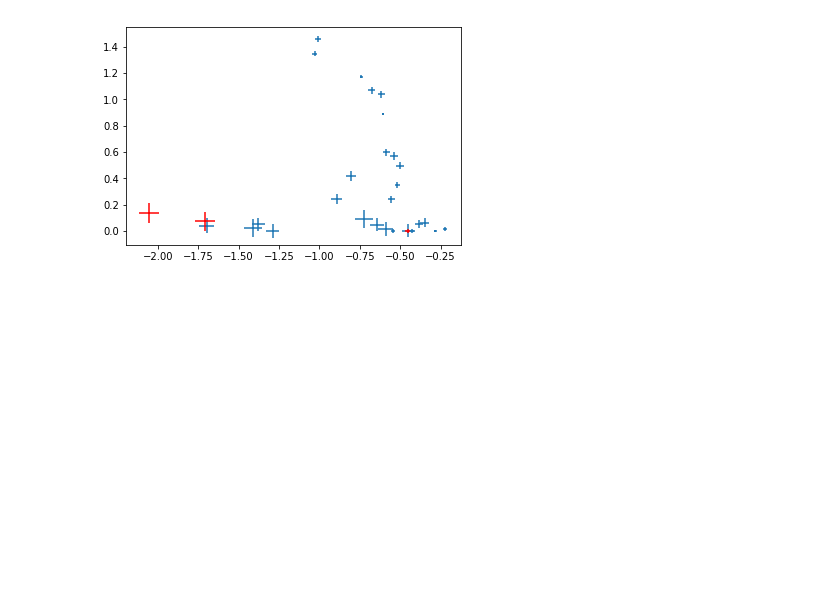
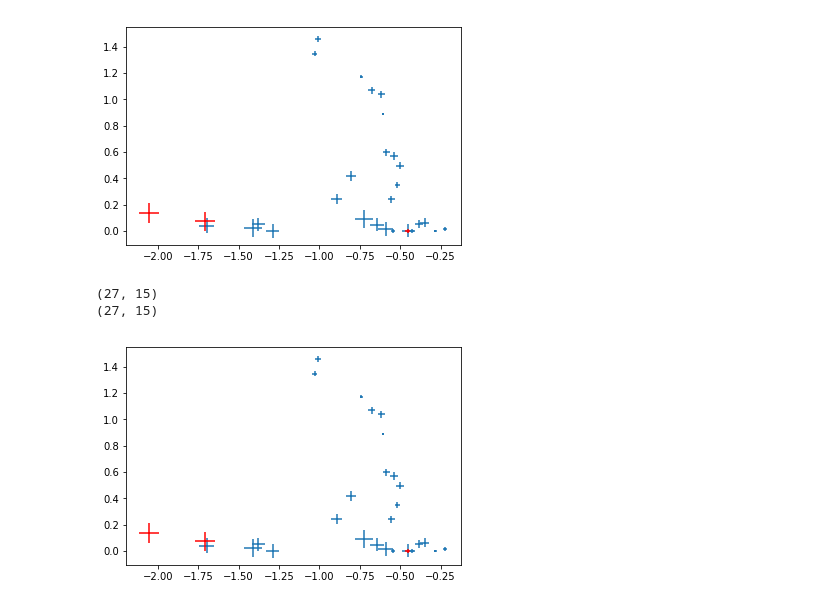
Before and after one commit to drhansj/limoneneML, a Jupyter notebook: LimoneneData_CC.ipynb, the cells around one changed output. Saved outputs shown, nothing was run; the diff lists cells and outputs as text; code cells hidden in the pictures; blank space fills up the shorter version.

Commit message:
Updated to add noise to the data, check robustness

```diff
--- a/LimoneneData_CC.ipynb
+++ b/LimoneneData_CC.ipynb
@@ -144,6 +144,45 @@ plt.scatter(new_transformed_x,new_transformed_y,color='red',marker='+',s=y_scale
 plt.show()
 # %% [output]
 [figure]
+# %%
+import numpy.random as rand
+
+# Add some noise to X2
+X3 = X2[0:27]
+N = rand.normal(scale=.0,size=np.shape(X3)) + np.ones(shape=np.shape(X3))
+print(np.shape(N))
+print(np.shape(X2[0:27]))
+N[:,0:6] = 1
+# print(N)
+X3 = N * X3
+# print(np.shape(X3))
+# print(X3)
+# %% [output]
+(27, 15)
+(27, 15)
+# %%
+#NMF
+from sklearn.decomposition import NMF
+limonene_nmf = NMF(n_components=2, init='random', random_state=0)
+transformed_points = limonene_nmf.fit_transform(X3)
+
+transformed_x = [-1*point[0] for point in transformed_points]
+transformed_y = [point[1] for point in transformed_points]
+
+new_transformed_points = limonene_nmf.transform(X2[27:])
+new_transformed_x = [-1*point[0] for point in new_transformed_points]
+new_transformed_y = [point[1] for point in new_transformed_points]
+
+nmf_components = limonene_nmf.components_
+nmf_components[0] = [-1*value for value in principal_components[0]]
+
+    #Plot Using Seaborn...
+y_scaled = [item/max(y)*400 for item in y]
+plt.scatter(transformed_x,transformed_y,marker='+',s=y_scaled[0:27],linewidths=1)
+plt.scatter(new_transformed_x,new_transformed_y,color='red',marker='+',s=y_scaled[27:],linewidths=1)
+plt.show()
+# %% [output]
+[figure, added]
 # %%
 score = 'r2' #Use R^2 as model scoring metric
 #score = None
```
Also changed, not shown: parts of 4 cells of this notebook.
